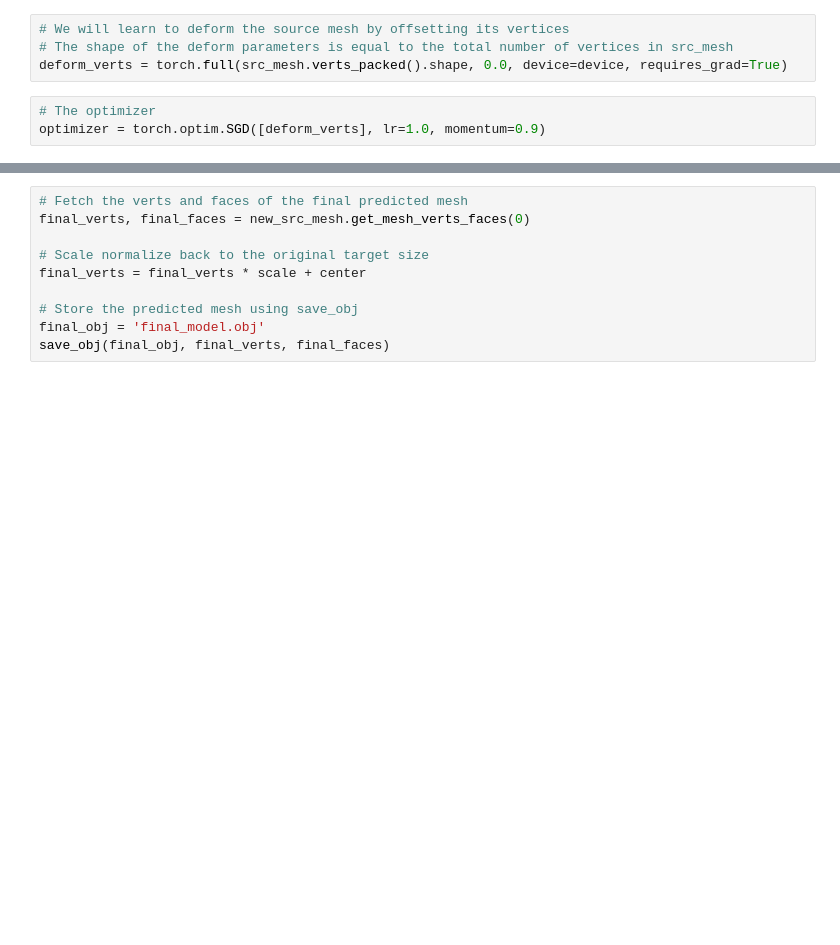
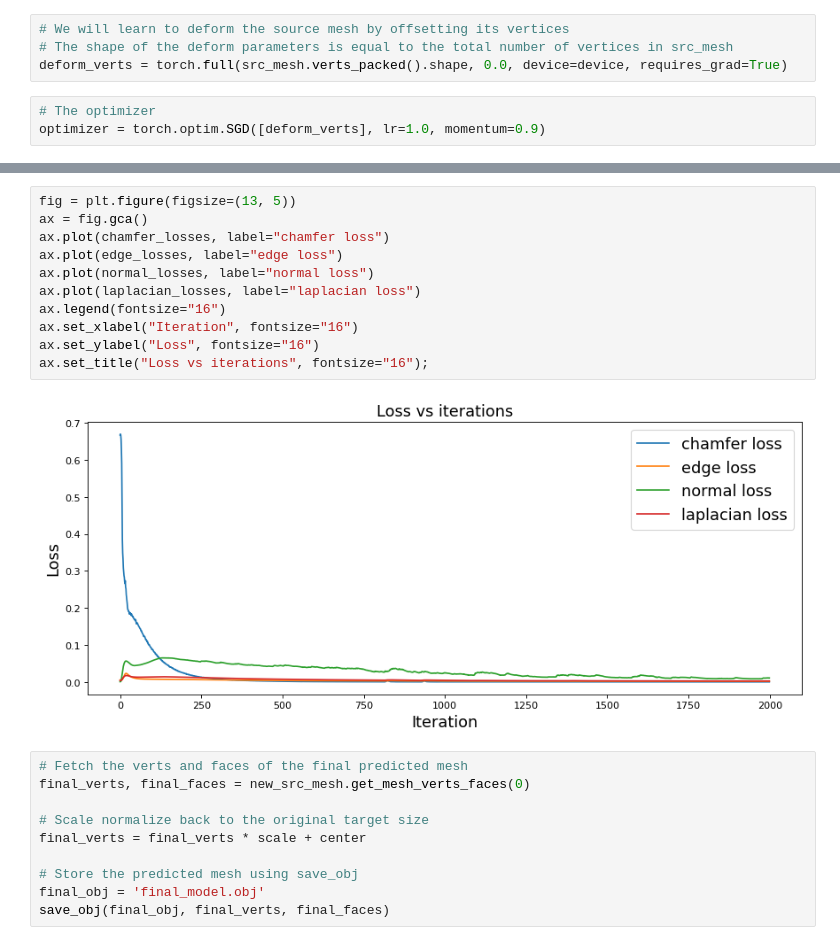
Before and after one commit to NamanZelawat/3D_ML, a Jupyter notebook: pytorch3d_src_to_target_mesh.ipynb, the cells around one changed output, grey strips where cells are left out. Drawn from its saved outputs; the diff is of its cells as text; blank space fills up the shorter version.

```diff
--- a/pytorch3d_src_to_target_mesh.ipynb
+++ b/pytorch3d_src_to_target_mesh.ipynb
@@ -167,3 +167,16 @@ for i in loop:
+# %%
+fig = plt.figure(figsize=(13, 5))
+ax = fig.gca()
+ax.plot(chamfer_losses, label="chamfer loss")
+ax.plot(edge_losses, label="edge loss")
+ax.plot(normal_losses, label="normal loss")
+ax.plot(laplacian_losses, label="laplacian loss")
+ax.legend(fontsize="16")
+ax.set_xlabel("Iteration", fontsize="16")
+ax.set_ylabel("Loss", fontsize="16")
+ax.set_title("Loss vs iterations", fontsize="16");
+# %% [output]
+[figure, added]
 # %%
 # Fetch the verts and faces of the final predicted mesh
 final_verts, final_faces = new_src_mesh.get_mesh_verts_faces(0)
```
Also changed, not shown: parts of 3 cells of this notebook, 1 other file.
